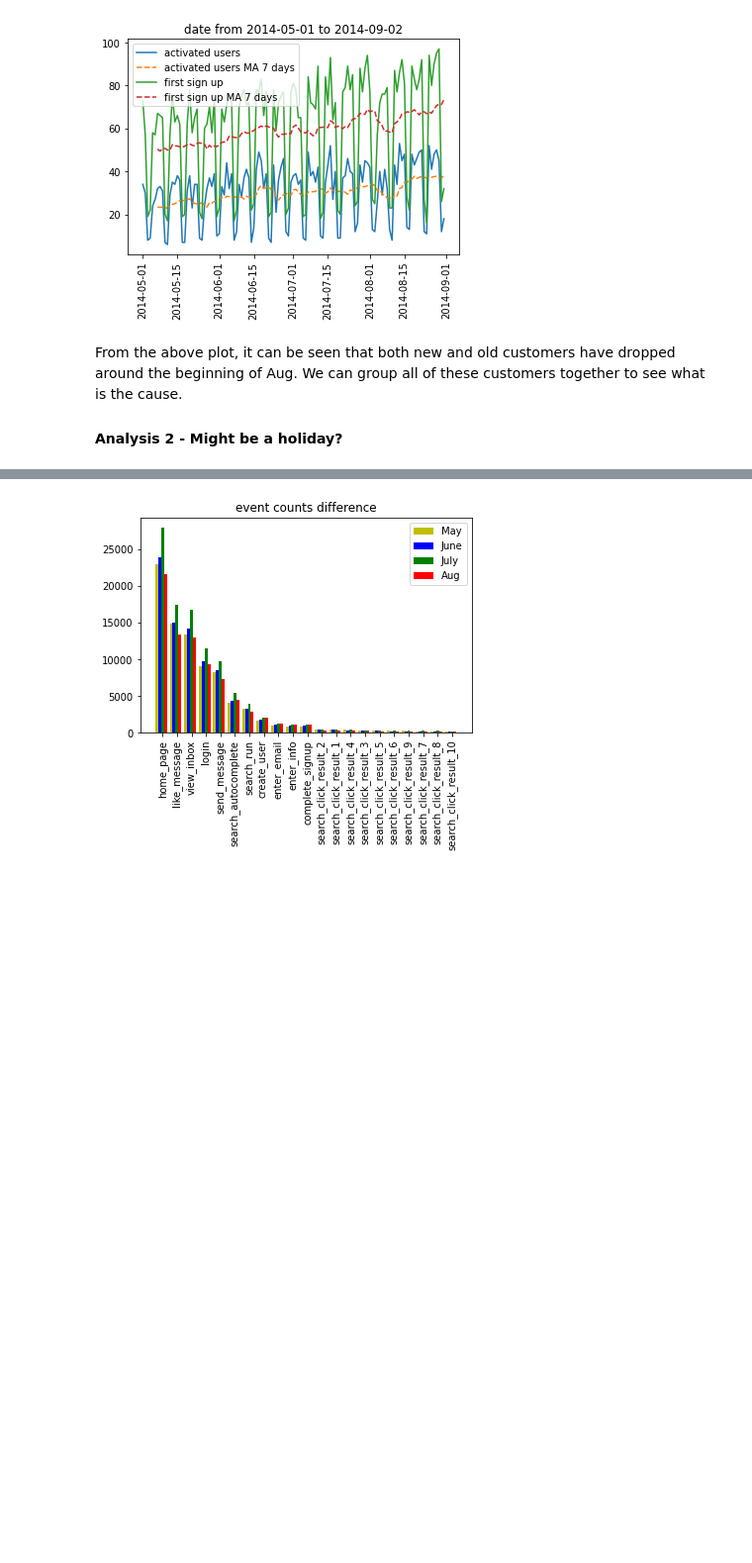
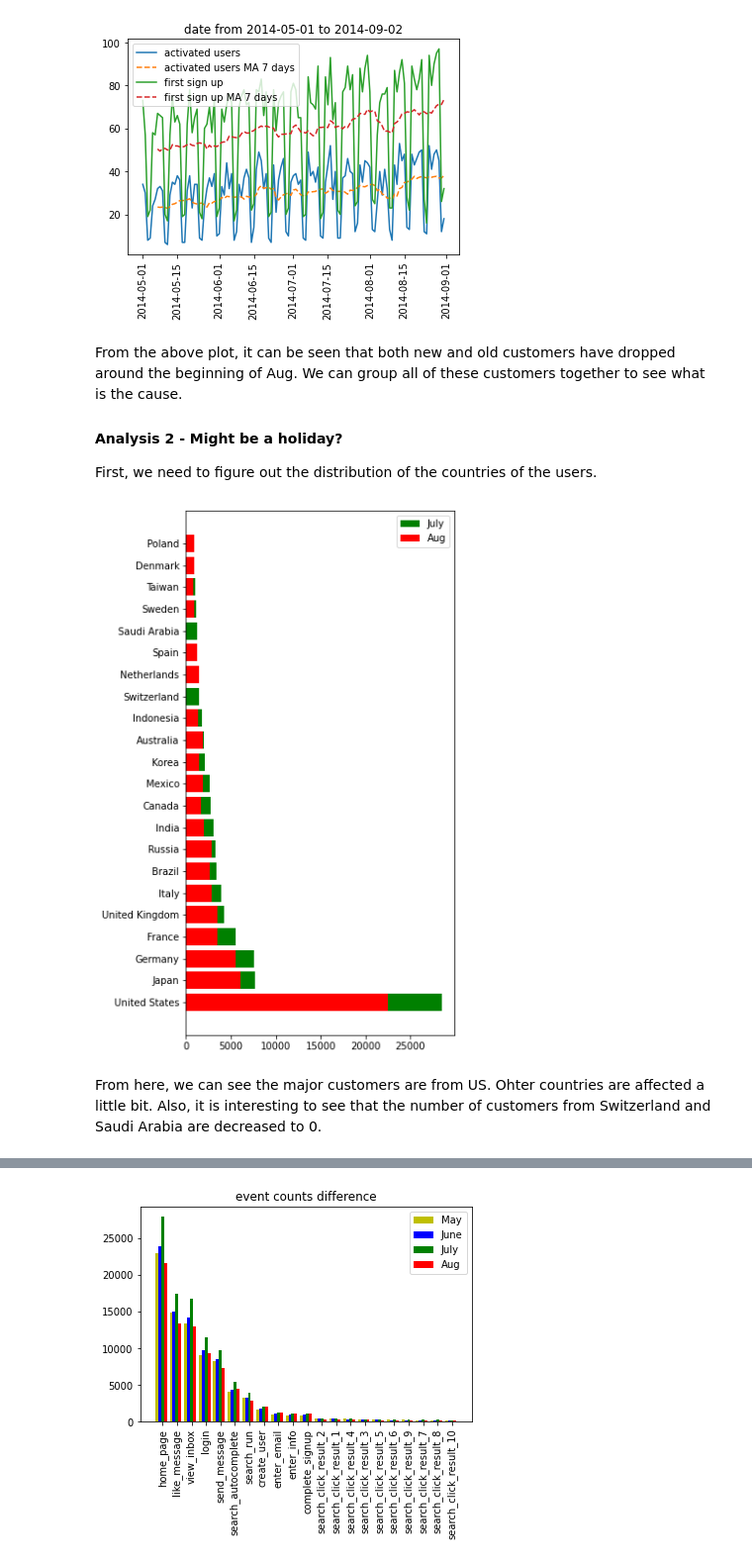
Before and after one commit to jyan83/Data_Challenges, a Jupyter notebook: Yammer/Yammer.ipynb, the cells around one changed output, grey strips where cells are left out. Shown at 99% size. Saved outputs shown, nothing was run; the diff lists cells and outputs as text; code cells hidden in the pictures; blank space fills up the shorter version.

```diff
--- a/Yammer/Yammer.ipynb
+++ b/Yammer/Yammer.ipynb
@@ -123,6 +129,31 @@ plt.show()
 From the above plot, it can be seen that both new and old customers have dropped around the beginning of Aug. We can group all of these customers together to see what is the cause.
 
 #### Analysis 2 - Might be a holiday?
+First, we need to figure out the distribution of the countries of the users.
+# %%
+# Look up the country distribution
+country_7 = df_events[(df_events.occurred_at >= date(2014,7,1)) & (df_events.occurred_at <= date(2014,8,1))]
+country_8 = df_events[(df_events.occurred_at >= date(2014,8,1)) & (df_events.occurred_at <= date(2014,9,1))]
+
+locations_7 = country_7.location.values
+locations_8 = country_8.location.values
+
+from collections import Counter
+Counts_7 = Counter(locations_7)
+Counts_7 = Counts_7.most_common()[:20]
+
+Counts_8 = Counter(locations_after)
+Counts_8 = Counts_8.most_common()[:20]
+
+ax = plt.figure(figsize=(5,10))
+plt.barh(*zip(*Counts_7), color='g', label = 'July')
+plt.barh(*zip(*Counts_8), color='r', label = 'Aug')
+plt.legend()
+plt.show()
+# %% [output]
+[figure, added]
+# %% [markdown]
+From here, we can see the major customers are from US. Ohter countries are affected a little bit. Also, it is interesting to see that the number of customers from Switzerland and Saudi Arabia are decreased to 0.
 # %%
 # Import holidays
 import holidays
```
Also changed, not shown: parts of 4 cells of this notebook.
